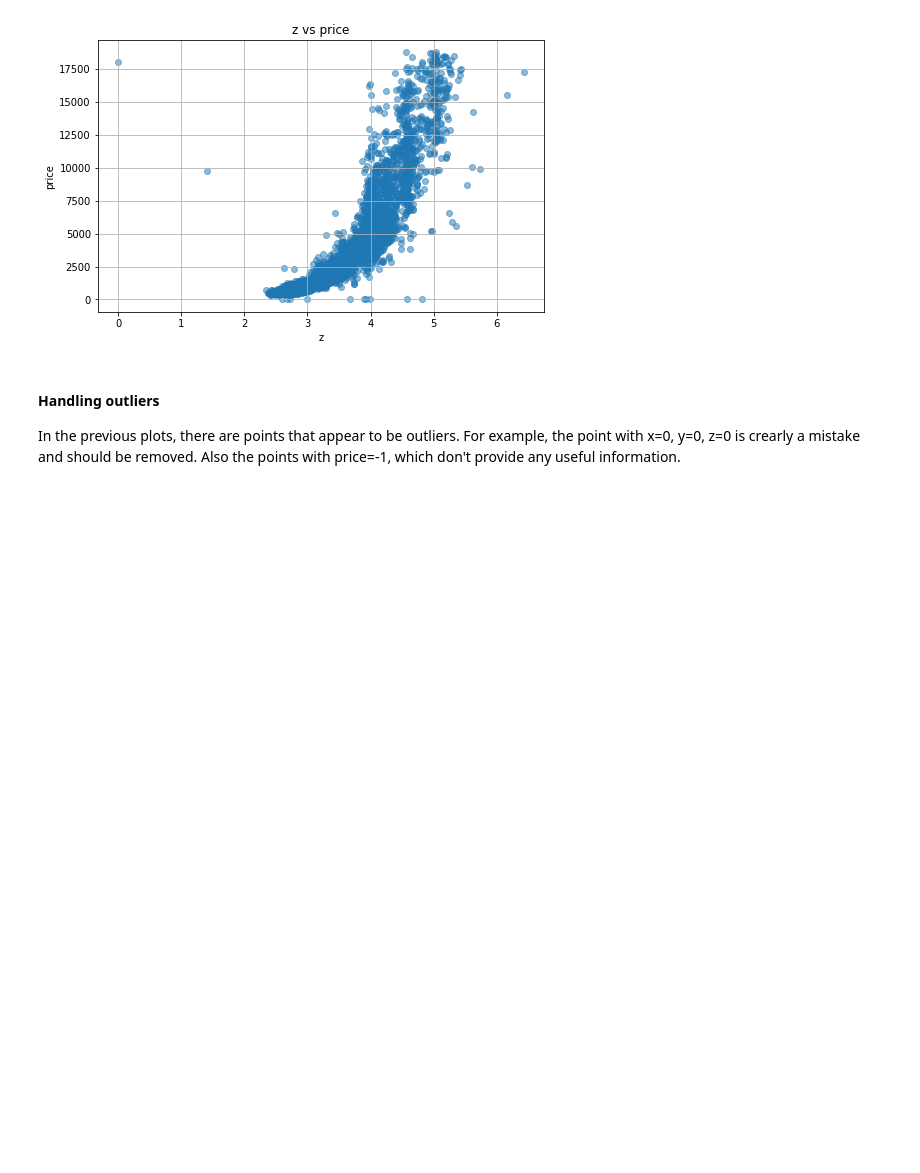
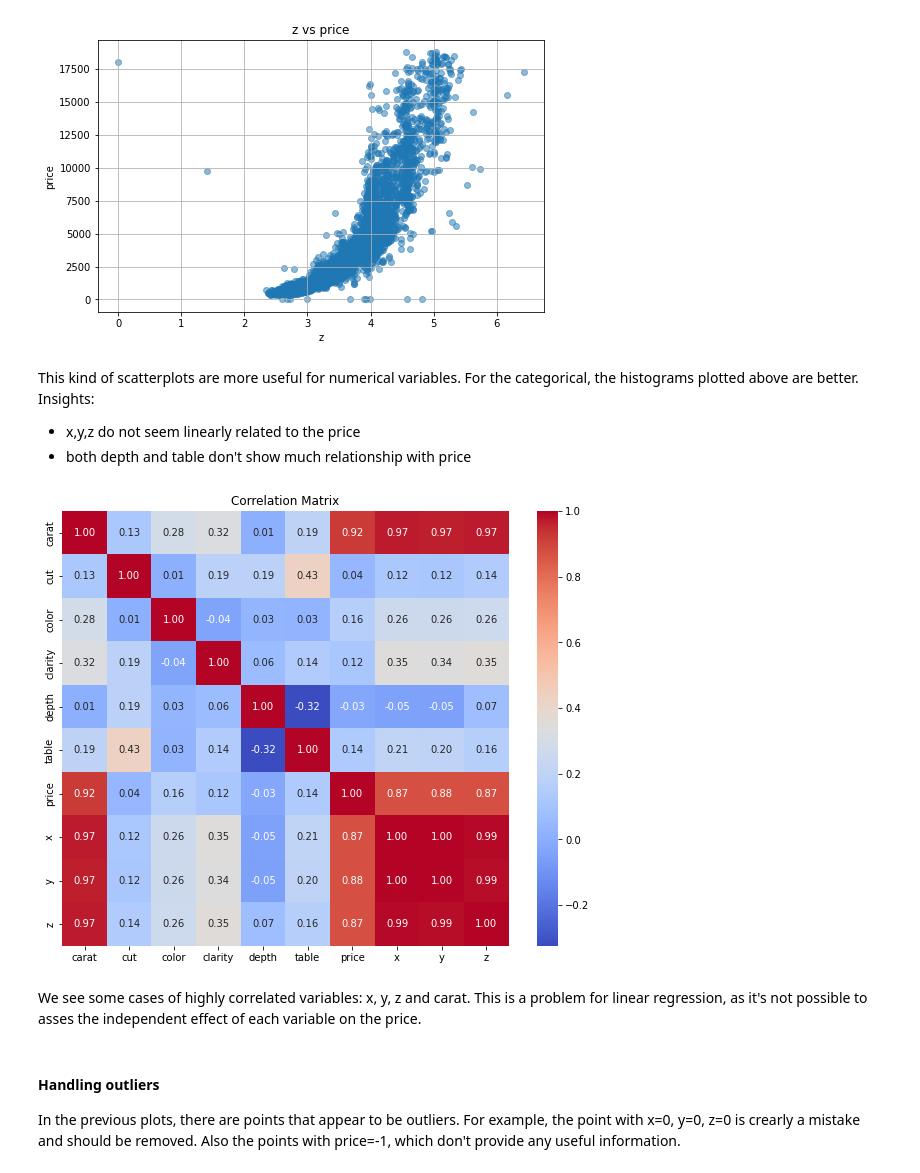
Before and after one commit to juannpmari/xtream-ai-assignment-engineer, a Jupyter notebook: model_dev.ipynb, the cells around one changed output. Cells and saved outputs as stored; diff of their text form; code cells hidden in the pictures; blank space fills up the shorter version.

```diff
--- a/model_dev.ipynb
+++ b/model_dev.ipynb
@@ -134,6 +134,30 @@ for feature in feature_columns:
 [figure]
 [figure]
 [figure]
+# %% [markdown]
+This kind of scatterplots are more useful for numerical variables. For the categorical, the histograms plotted above are better.
+Insights:
+- x,y,z do not seem linearly related to the price
+- both depth and table don't show much relationship with price
+# %%
+#Check correlation between features
+import pandas as pd
+
+# Assuming df is your DataFrame
+correlation_matrix = diamonds_df.corr()
+
+# You can also visualize the correlation matrix using a heatmap
+import seaborn as sns
+import matplotlib.pyplot as plt
+
+plt.figure(figsize=(10, 8))
+sns.heatmap(correlation_matrix, annot=True, cmap='coolwarm', fmt=".2f")
+plt.title('Correlation Matrix')
+plt.show()
+# %% [output]
+[figure, added]
+# %% [markdown]
+We see some cases of highly correlated variables: x, y, z and carat. This is a problem for linear regression, as it's not possible to asses the independent effect of each variable on the price.
 # %% [markdown]
 #### Handling outliers
 In the previous plots, there are points that appear to be outliers. For example, the point with x=0, y=0, z=0 is crearly a mistake and should be removed. Also the points with price=-1, which don't provide any useful information.
```
Also changed, not shown: parts of 24 cells of this notebook, 1 other file.
